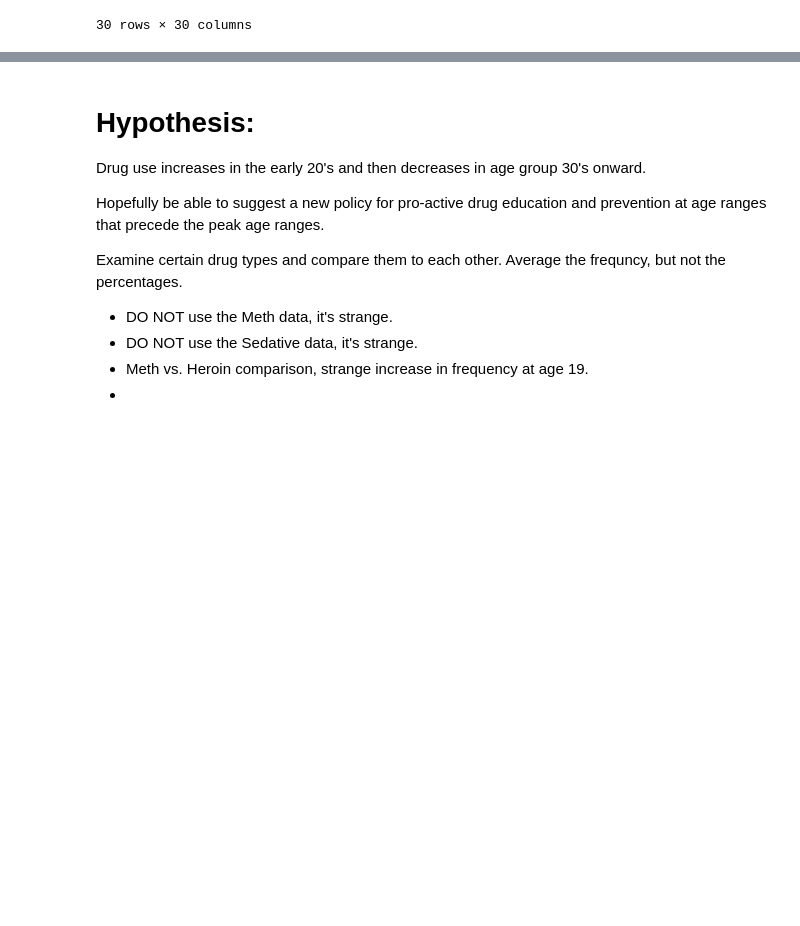
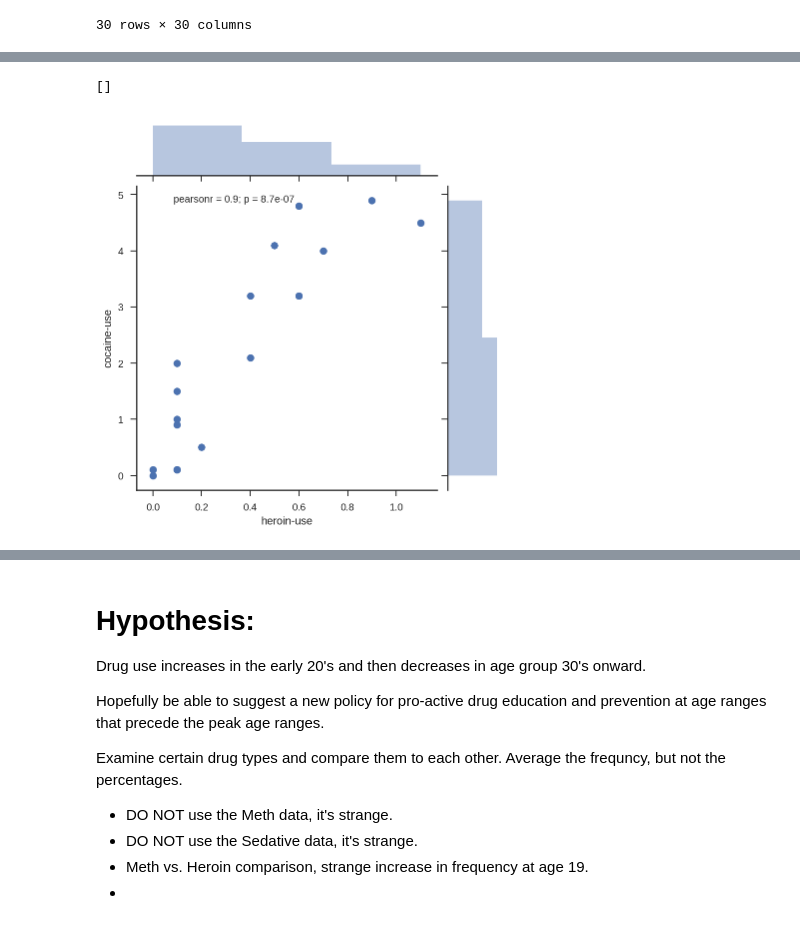
Before and after one commit to godsylla/Civic-Data-Analysis, a Jupyter notebook: project-02-v2-starter-code.ipynb, the cells around one changed output, grey strips where cells are left out. Cells and saved outputs as stored; diff of their text form; code cells hidden in the pictures; blank space fills up the shorter version.

```diff
--- a/project-02-v2-starter-code.ipynb
+++ b/project-02-v2-starter-code.ipynb
@@ -1199,0 +1147,6 @@ df_use_corr
+# %%
+sns.jointplot(x='heroin-use', y='cocaine-use', data = use_df, kind='scatter')
+plt.plot()
+# %% [output]
+[]
+[figure, added]
```
Also changed, not shown: parts of 17 cells of this notebook.
